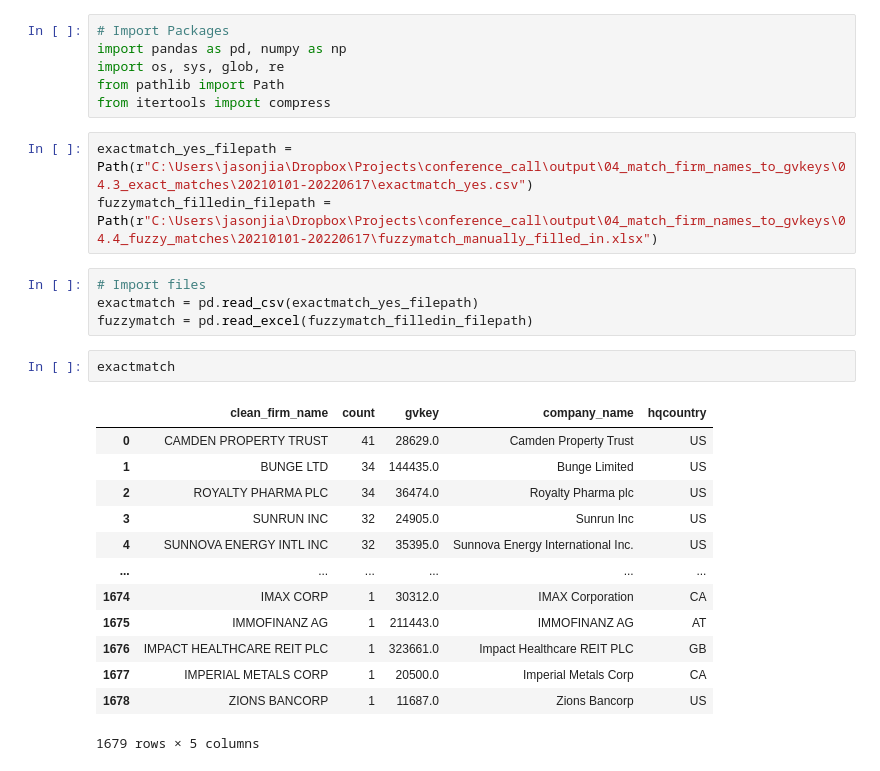
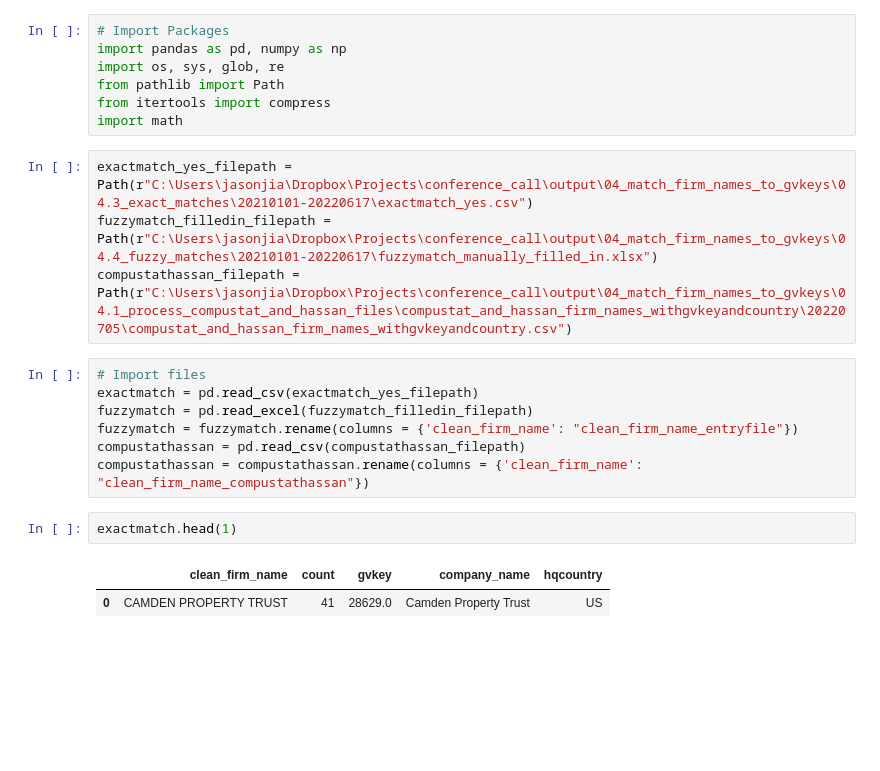
Before and after one commit to jasonjiajs/conference_call_code, a Jupyter notebook: 04_match_firm_names_to_gvkeys/combine_exact_and_fuzzy_matches.ipynb, the cells around one changed output. Cells and saved outputs as stored; diff of their text form; blank space fills up the shorter version.

```diff
--- a/04_match_firm_names_to_gvkeys/combine_exact_and_fuzzy_matches.ipynb
+++ b/04_match_firm_names_to_gvkeys/combine_exact_and_fuzzy_matches.ipynb
@@ -4,27 +4,21 @@ import pandas as pd, numpy as np
 import os, sys, glob, re
 from pathlib import Path
 from itertools import compress
+import math
 # %%
 exactmatch_yes_filepath = Path(r"C:\Users\jasonjia\Dropbox\Projects\conference_call\output\04_match_firm_names_to_gvkeys\04.3_exact_matches\20210101-20220617\exactmatch_yes.csv")
 fuzzymatch_filledin_filepath = Path(r"C:\Users\jasonjia\Dropbox\Projects\conference_call\output\04_match_firm_names_to_gvkeys\04.4_fuzzy_matches\20210101-20220617\fuzzymatch_manually_filled_in.xlsx")
+compustathassan_filepath = Path(r"C:\Users\jasonjia\Dropbox\Projects\conference_call\output\04_match_firm_names_to_gvkeys\04.1_process_compustat_and_hassan_files\compustat_and_hassan_firm_names_withgvkeyandcountry\20220705\compustat_and_hassan_firm_names_withgvkeyandcountry.csv")
 # %%
 # Import files
 exactmatch = pd.read_csv(exactmatch_yes_filepath)
 fuzzymatch = pd.read_excel(fuzzymatch_filledin_filepath)
+fuzzymatch = fuzzymatch.rename(columns = {'clean_firm_name': "clean_firm_name_entryfile"})
+compustathassan = pd.read_csv(compustathassan_filepath)
+compustathassan = compustathassan.rename(columns = {'clean_firm_name': "clean_firm_name_compustathassan"})
 # %%
-exactmatch
+exactmatch.head(1)
 # %% [output]
 |  | clean_firm_name | count | gvkey | company_name | hqcountry |
 | 0 | CAMDEN PROPERTY TRUST | 41 | 28629.0 | Camden Property Trust | US |
-| 1 | BUNGE LTD | 34 | 144435.0 | Bunge Limited | US |
-| 2 | ROYALTY PHARMA PLC | 34 | 36474.0 | Royalty Pharma plc | US |
-| 3 | SUNRUN INC | 32 | 24905.0 | Sunrun Inc | US |
-| 4 | SUNNOVA ENERGY INTL INC | 32 | 35395.0 | Sunnova Energy International Inc. | US |
-| ... | ... | ... | ... | ... | ... |
-| 1674 | IMAX CORP | 1 | 30312.0 | IMAX Corporation | CA |
-| 1675 | IMMOFINANZ AG | 1 | 211443.0 | IMMOFINANZ AG | AT |
-| 1676 | IMPACT HEALTHCARE REIT PLC | 1 | 323661.0 | Impact Healthcare REIT PLC | GB |
-| 1677 | IMPERIAL METALS CORP | 1 | 20500.0 | Imperial Metals Corp | CA |
-| 1678 | ZIONS BANCORP | 1 | 11687.0 | Zions Bancorp | US |
-1679 rows × 5 columns
 # %%
```
Also changed, not shown: parts of 10 cells of this notebook.
